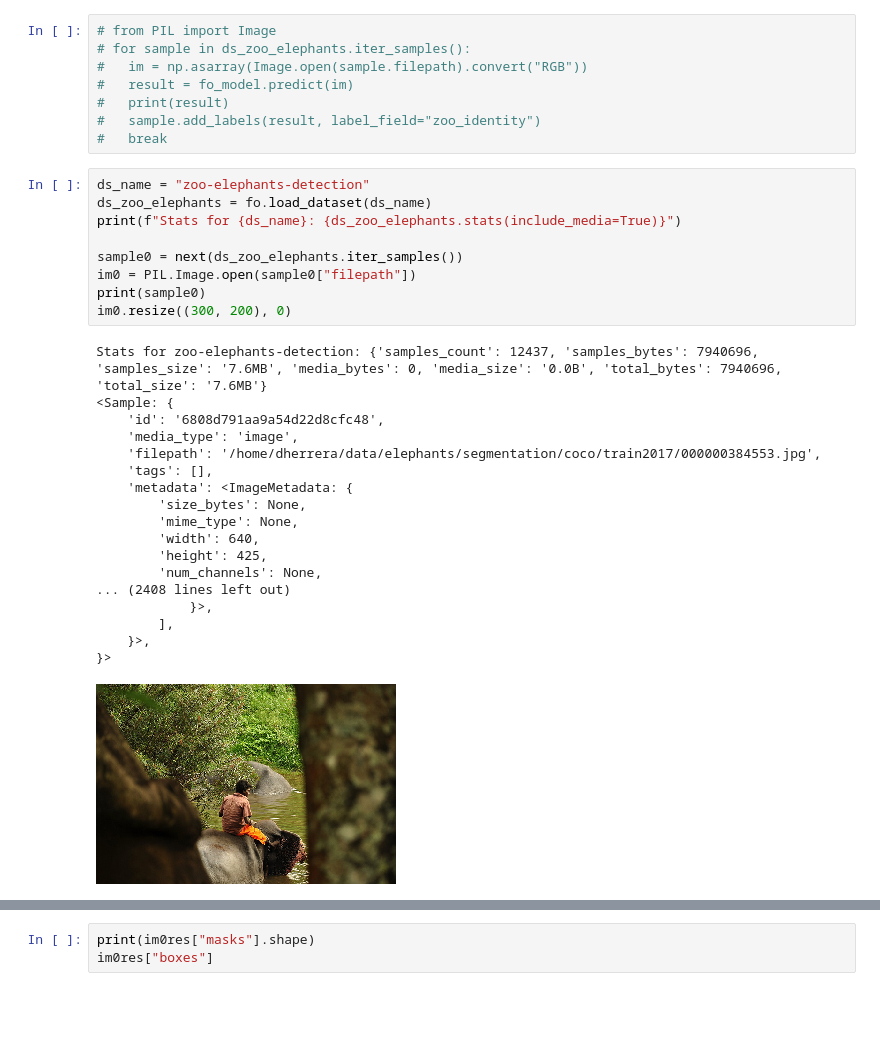
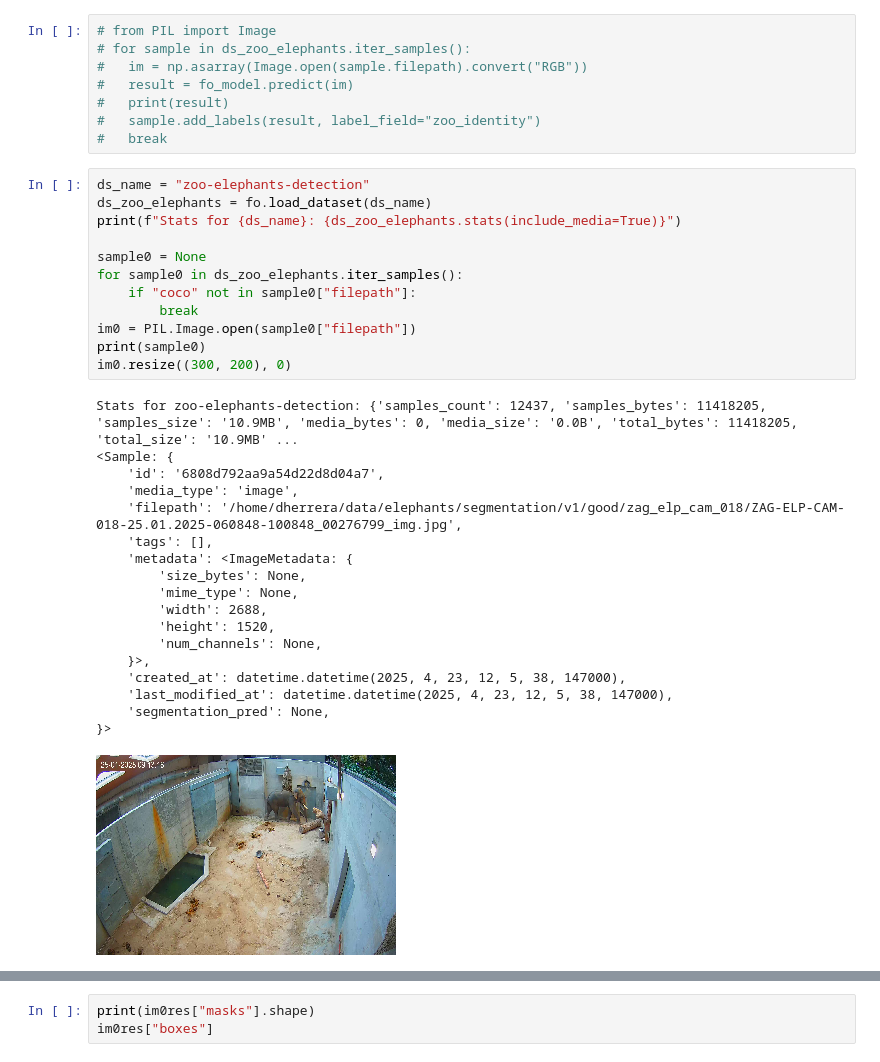
Before and after one commit to zhoumu53/zoo_vision, a Jupyter notebook: training/segmentation/eval_detection_model.ipynb, the cells around one changed output, grey strips where cells are left out. Saved outputs shown, nothing was run; the diff lists cells and outputs as text; blank space fills up the shorter version.

```diff
--- a/training/segmentation/eval_detection_model.ipynb
+++ b/training/segmentation/eval_detection_model.ipynb
@@ -83,29 +84,32 @@ print(fo.list_datasets())
 # %%
 ds_name = "zoo-elephants-detection"
 ds_zoo_elephants = fo.load_dataset(ds_name)
 print(f"Stats for {ds_name}: {ds_zoo_elephants.stats(include_media=True)}")
 
-sample0 = next(ds_zoo_elephants.iter_samples())
+sample0 = None
+for sample0 in ds_zoo_elephants.iter_samples():
+    if "coco" not in sample0["filepath"]:
+        break
 im0 = PIL.Image.open(sample0["filepath"])
 print(sample0)
 im0.resize((300, 200), 0)
 # %% [output]
-Stats for zoo-elephants-detection: {'samples_count': 12437, 'samples_bytes': 7940696, 'samples_size': '7.6MB', 'media_bytes': 0, 'media_size': '0.0B', 'total_bytes': 7940696, 'total_size': '7.6MB'}
+Stats for zoo-elephants-detection: {'samples_count': 12437, 'samples_bytes': 11418205, 'samples_size': '10.9MB', 'media_bytes': 0, 'media_size': '0.0B', 'total_bytes': 11418205, 'total_size': '10.9MB' ...
 <Sample: {
-    'id': '6808d791aa9a54d22d8cfc48',
+    'id': '6808d792aa9a54d22d8d04a7',
     'media_type': 'image',
-    'filepath': '/home/dherrera/data/elephants/segmentation/coco/train2017/000000384553.jpg',
+    'filepath': '/home/dherrera/data/elephants/segmentation/v1/good/zag_elp_cam_018/ZAG-ELP-CAM-018-25.01.2025-060848-100848_00276799_img.jpg',
     'tags': [],
     'metadata': <ImageMetadata: {
         'size_bytes': None,
         'mime_type': None,
-        'width': 640,
-        'height': 425,
+        'width': 2688,
+        'height': 1520,
         'num_channels': None,
-... (2408 lines left out)
-            }>,
-        ],
     }>,
+    'created_at': datetime.datetime(2025, 4, 23, 12, 5, 38, 147000),
+    'last_modified_at': datetime.datetime(2025, 4, 23, 12, 5, 38, 147000),
+    'segmentation_pred': None,
 }>
-[figure, old version]
+[figure, new version]
 # %%
```
Also changed, not shown: parts of 5 cells of this notebook, 10 other files.
